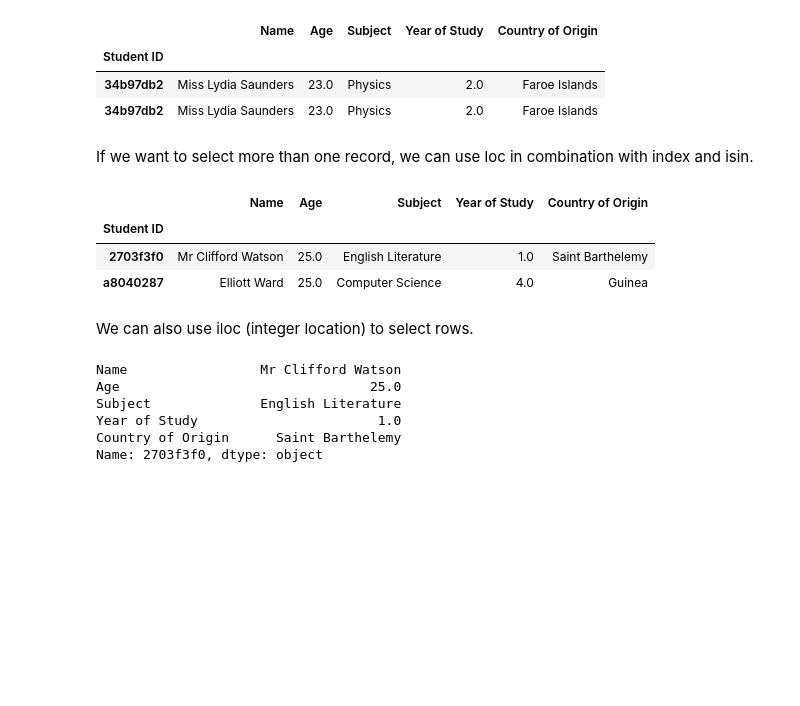
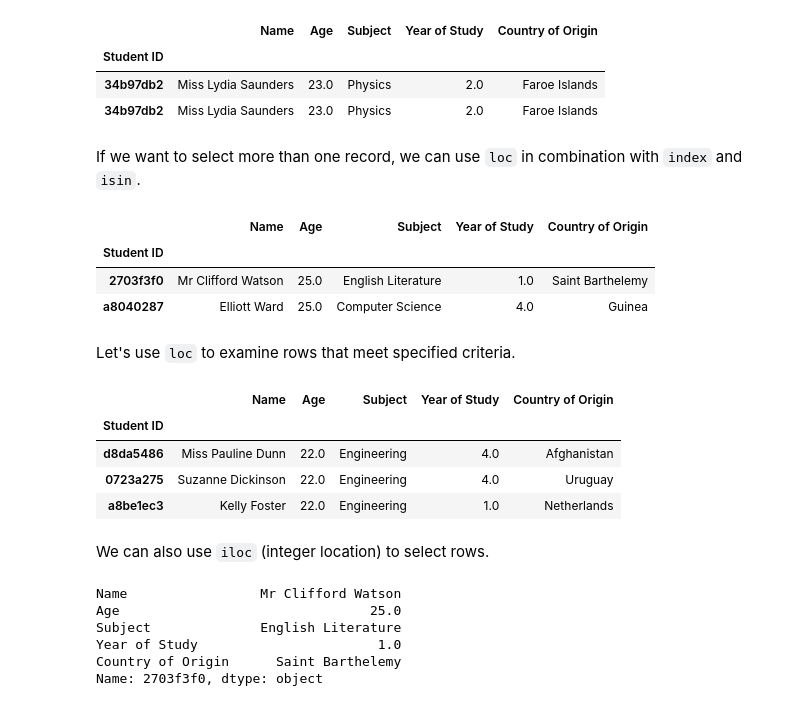
Before and after one commit to JohnMcKechnieGC/understanding-data, a Jupyter notebook: pandas_tutorial2.ipynb, the cells around one changed output. Cells and saved outputs as stored; diff of their text form; code cells hidden in the pictures; blank space fills up the shorter version.

```diff
--- a/pandas_tutorial2.ipynb
+++ b/pandas_tutorial2.ipynb
@@ -264,7 +265,7 @@ students_df.loc['34b97db2']
 | 34b97db2 | Miss Lydia Saunders | 23.0 | Physics | 2.0 | Faroe Islands |
 | 34b97db2 | Miss Lydia Saunders | 23.0 | Physics | 2.0 | Faroe Islands |
 # %% [markdown]
-If we want to select more than one record, we can use loc in combination with index and isin.
+If we want to select more than one record, we can use `loc` in combination with `index` and `isin`.
 # %%
 selected_ids = ['2703f3f0', 'a8040287']
 students_df.loc[students_df.index.isin(selected_ids)]
@@ -273,8 +274,18 @@ students_df.loc[students_df.index.isin(selected_ids)]
 | Student ID |  |  |  |  |  |
 | 2703f3f0 | Mr Clifford Watson | 25.0 | English Literature | 1.0 | Saint Barthelemy |
 | a8040287 | Elliott Ward | 25.0 | Computer Science | 4.0 | Guinea |
+# %% [markdown]
+Let's use `loc` to examine rows that meet specified criteria.
+# %%
+students_df.loc[(students_df['Age'] == 22) & (students_df['Subject']=='Engineering')]
+# %% [output]
+|  | Name | Age | Subject | Year of Study | Country of Origin |
+| Student ID |  |  |  |  |  |
+| d8da5486 | Miss Pauline Dunn | 22.0 | Engineering | 4.0 | Afghanistan |
+| 0723a275 | Suzanne Dickinson | 22.0 | Engineering | 4.0 | Uruguay |
+| a8be1ec3 | Kelly Foster | 22.0 | Engineering | 1.0 | Netherlands |
 # %% [markdown]
-We can also use iloc (integer location) to select rows.
+We can also use `iloc` (integer location) to select rows.
 # %%
 students_df.iloc[0]
 # %% [output]
```
Also changed, not shown: parts of 13 cells of this notebook, 3 other files.
